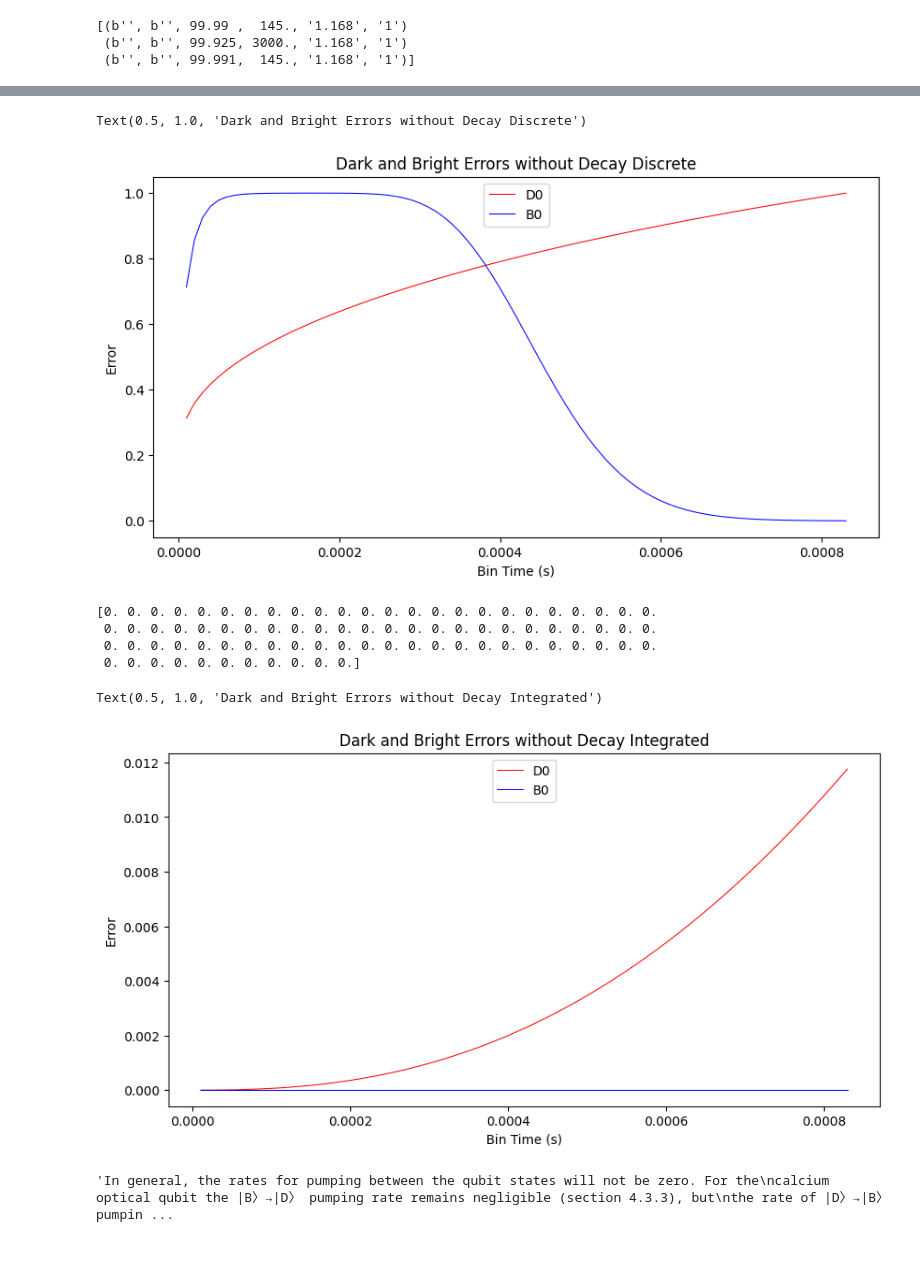
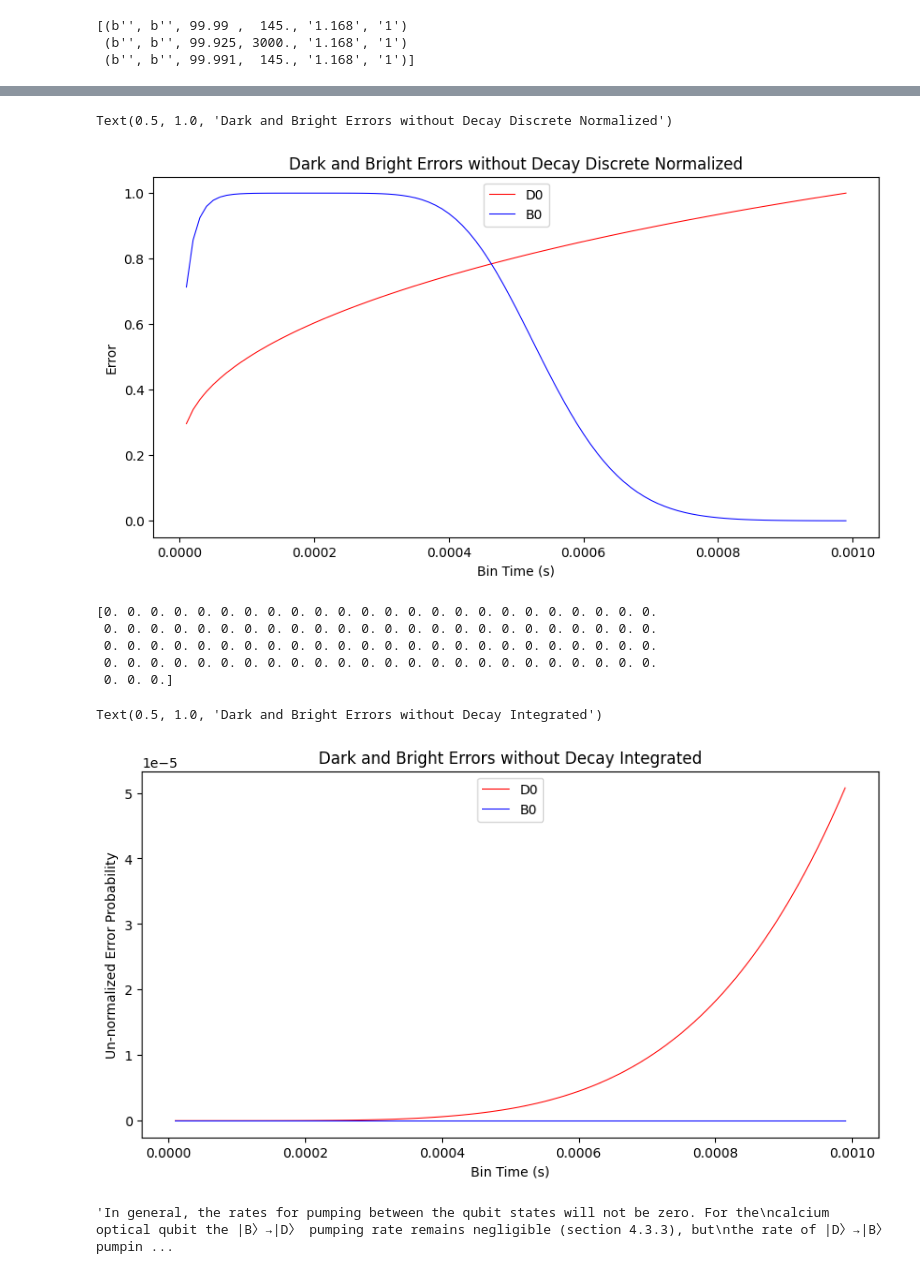
Before and after one commit to seangarn32/Trapped-Ion-Error-Model, a Jupyter notebook: SQR Error Model/Ca40Model.ipynb, the cells around one changed output, grey strips where cells are left out. Saved outputs shown, nothing was run; the diff lists cells and outputs as text; code cells hidden in the pictures.

```diff
--- a/SQR Error Model/Ca40Model.ipynb
+++ b/SQR Error Model/Ca40Model.ipynb
@@ -60,13 +60,13 @@ def Do(N, Dmean):
 #nc = diferentiation counts
 
 #n = counts
-nMax = 25
+nMax = 30
 #Bright state fluoresence rate
 Rb = 55800
 #Dark state fluoresence rate
 Rd = 442
 #bin time
-tb = .0002
+tb = .00042
 #tau decay time for Ca40
 tau = 1.167
 
@@ -86,8 +86,6 @@ B0 = Bo(N,BM)
 #n counts in tb from dark
 D0 = Do(N,DM)
 
-#B0 = B0/np.sum(B0)
-#D0 = D0/np.sum(D0)
 
 print(np.sum(B0))
 #count threshold
@@ -105,7 +103,7 @@ print(nc)
 fig = plt.figure(figsize=(10, 5))
 ax1 = fig.add_subplot(1, 1, 1)
 ax1.plot(N, B0, lw=0.75, c="r", label = "B0")
-ax1.set_ylabel("Probability of Events")
+ax1.set_ylabel("Probability of Detection Event")
 ax1.set_xlabel("n counts")
 ax1.plot(N, D0, lw=0.75, c="b", label = "D0")
 ax3 = plt.twinx(ax1)
@@ -127,8 +170,10 @@ Text(0.5, 1.0, 'Count Probability with No Decay')
 Rb = 55800
 Rd = 442
 tb = .00042
-NB = np.arange(start=0,stop=nc,step=.01)
-ND = np.arange(start=nc,stop=20,step=.01)
+
+
+NB = np.arange(start=0,stop=nc,step=.001)
+ND = np.arange(start=nc,stop=50,step=.001)
 
 
 #nc to inf w/ D0
@@ -139,7 +184,7 @@ def ed(tb,N):
 def eb(tb,N):
     return np.sum((np.power((Rb+Rd)*tb,N)) * (np.exp(-1*((Rb+Rd)*tb))) / spec.factorial(N))
 
-tb = np.arange(start=.00001,stop=tb*2,step=.00001)
+tb = np.arange(start=.00001,stop=.001,step=.00001)
 
 darkE = np.empty(0)
 brightE = np.empty(0)
@@ -159,10 +204,10 @@ ax1.set_ylabel("Error")
 ax1.set_xlabel("Bin Time (s)")
 ax1.plot(tb, brightE, lw=0.75, c="b", label = "B0")
 ax1.legend(loc = 'upper center')
-plt.title("Dark and Bright Errors without Decay Discrete")
+plt.title("Dark and Bright Errors without Decay Discrete Normalized")
 # %% [output]
-Text(0.5, 1.0, 'Dark and Bright Errors without Decay Discrete')
+Text(0.5, 1.0, 'Dark and Bright Errors without Decay Discrete Normalized')
-[figure, old version]
+[figure, new version]
 # %%
 #Optimal Time vs Collection Efficiency w/o pumping
 
@@ -183,38 +228,38 @@ def D_integrand(n, Rd, tb):
 #0 to nc w/ B0
 def eb(tb):
     return (integrate.quad(B_integrand, 0, nc, args=(Rb, Rd, tb))[0])
 
 def B_integrand(Rb, Rd, tb, n):
     return (np.power((Rb+Rd)*tb,n)) * (np.exp(-1*((Rb+Rd)*tb))) / spec.factorial(n)
 
-tb = np.arange(start=.00001,stop=tb*2,step=.00001)
+tb = np.arange(start=.00001,stop=.001,step=.00001)
 
 
 darkE = np.empty(0)
 brightE = np.empty(0)
 
 for i in tb:
     darkE = np.append(darkE, ed(i))
 for i in tb:
     brightE = np.append(brightE, eb(i))
 
-print(brightE)
 
 fig = plt.figure(figsize=(10, 5))
 ax1 = fig.add_subplot(1, 1, 1)
 ax1.plot(tb, darkE, lw=0.75, c="r", label = "D0")
-ax1.set_ylabel("Error")
+ax1.set_ylabel("Un-normalized Error Probability")
 ax1.set_xlabel("Bin Time (s)")
 ax1.plot(tb, brightE, lw=0.75, c="b", label = "B0")
 ax1.legend(loc = 'upper center')
 plt.title("Dark and Bright Errors without Decay Integrated")
 # %% [output]
 [0. 0. 0. 0. 0. 0. 0. 0. 0. 0. 0. 0. 0. 0. 0. 0. 0. 0. 0. 0. 0. 0. 0. 0.
  0. 0. 0. 0. 0. 0. 0. 0. 0. 0. 0. 0. 0. 0. 0. 0. 0. 0. 0. 0. 0. 0. 0. 0.
  0. 0. 0. 0. 0. 0. 0. 0. 0. 0. 0. 0. 0. 0. 0. 0. 0. 0. 0. 0. 0. 0. 0. 0.
- 0. 0. 0. 0. 0. 0. 0. 0. 0. 0. 0.]
+ 0. 0. 0. 0. 0. 0. 0. 0. 0. 0. 0. 0. 0. 0. 0. 0. 0. 0. 0. 0. 0. 0. 0. 0.
+ 0. 0. 0.]
 Text(0.5, 1.0, 'Dark and Bright Errors without Decay Integrated')
-[figure, old version]
+[figure, new version]
 # %%
 '''In general, the rates for pumping between the qubit states will not be zero. For the
 calcium optical qubit the |B〉→|D〉 pumping rate remains negligible (section 4.3.3), but
```
Also changed, not shown: parts of 2 cells of this notebook.
